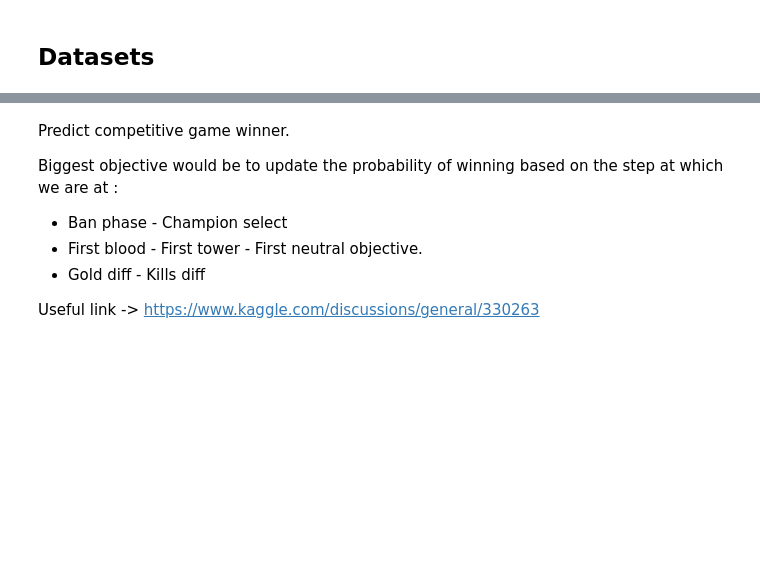
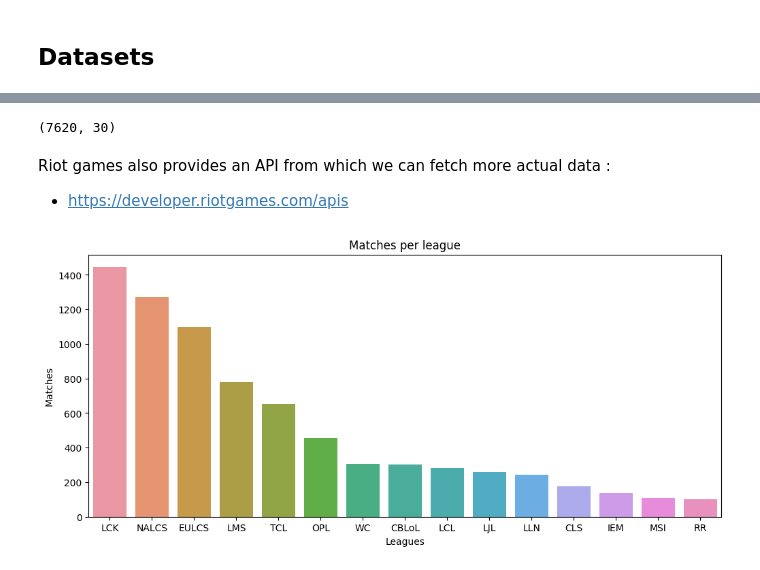
Before and after one commit to JeremyVandercam/lewagon-project-idee, a Jupyter notebook: lol.ipynb, the cells around one changed output, grey strips where cells are left out. Saved outputs shown, nothing was run; the diff lists cells and outputs as text; code cells hidden in the pictures; blank space fills up the shorter version.

```diff
--- a/lol.ipynb
+++ b/lol.ipynb
@@ -32,9 +42,19 @@ df.iloc[:2, :9]
-# %% [markdown]
-Predict competitive game winner.
-
-Biggest objective would be to update the probability of winning based on the step at which we are at :
-- Ban phase - Champion select
-- First blood - First tower - First neutral objective.
-- Gold diff - Kills diff
-
-Useful link -> https://www.kaggle.com/discussions/general/330263
+# %%
+df.shape
+# %% [output]
+(7620, 30)
+# %% [markdown]
+Riot games also provides an API from which we can fetch more actual data :
+- https://developer.riotgames.com/apis
+# %%
+# Matches per league from dataset
+matches_per_league = df.value_counts('League')
+
+plt.figure(figsize=(12, 5))
+sns.barplot(x=matches_per_league.index, y=matches_per_league.values)
+plt.xlabel('Leagues')
+plt.ylabel('Matches')
+plt.title('Matches per league')
+plt.show()
+# %% [output]
+[figure, added]
```
Also changed, not shown: parts of 14 cells of this notebook, 1 other file.
